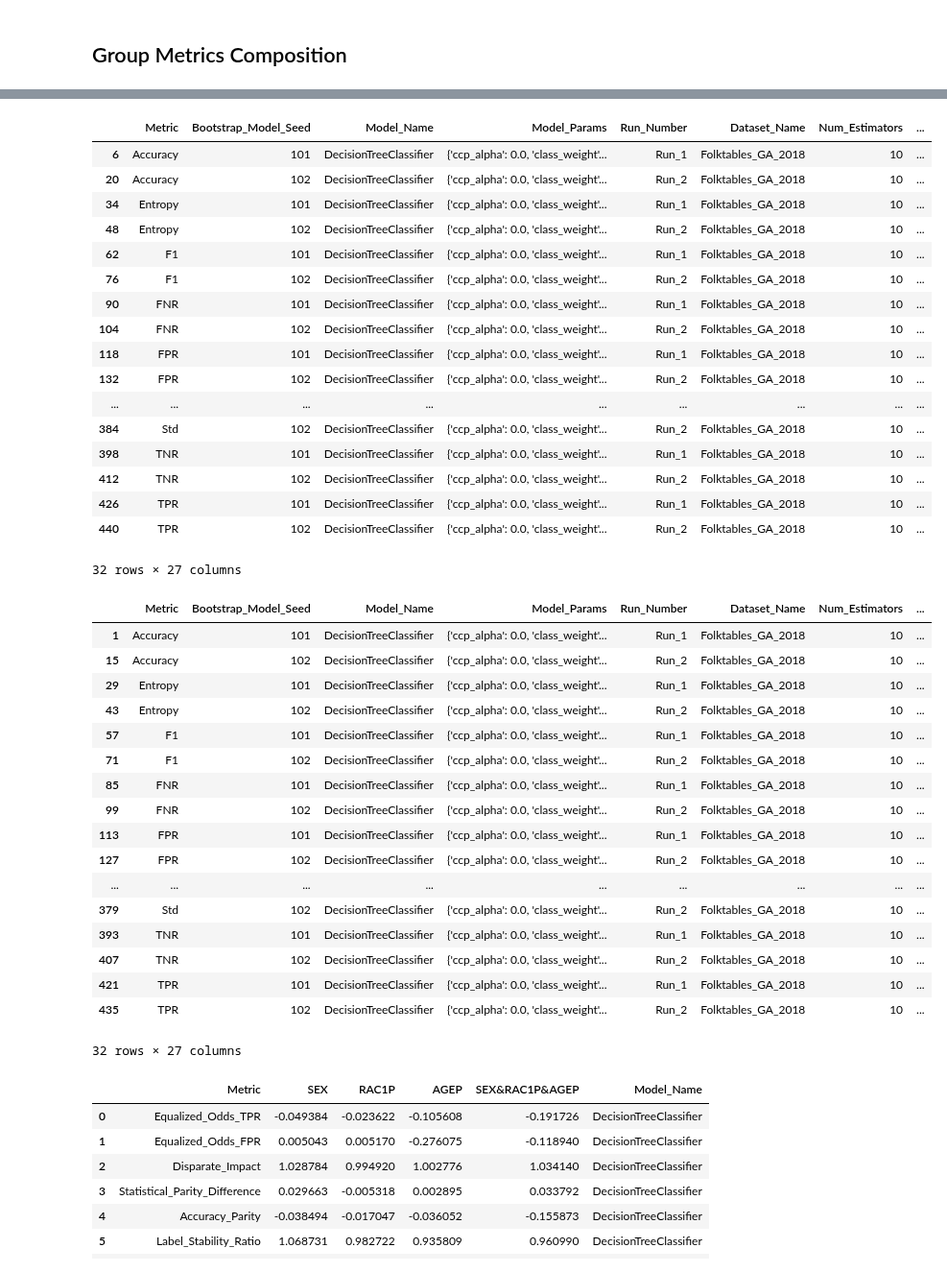
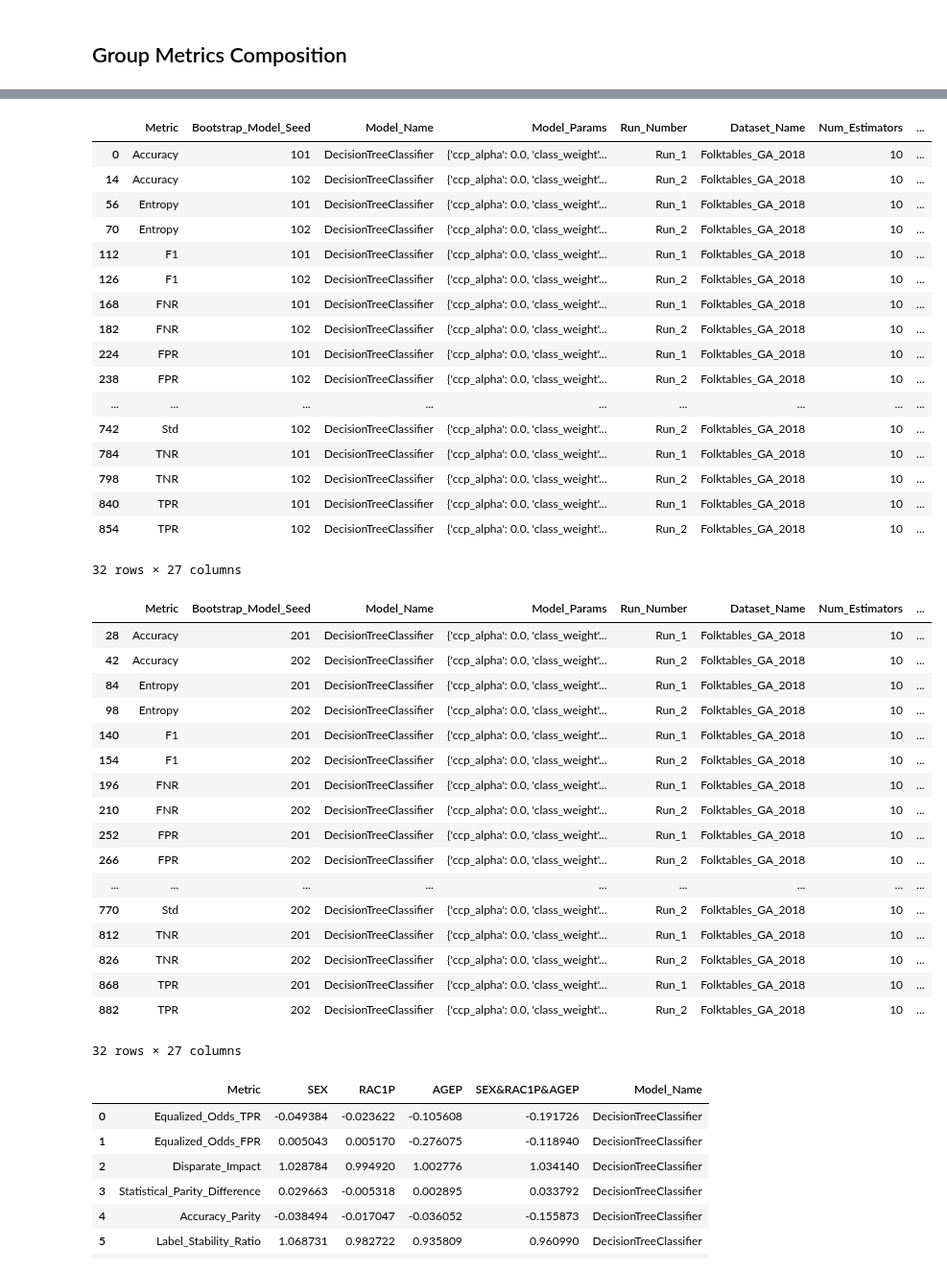
Before and after one commit to FalaahArifKhan/fairness-variance, a Jupyter notebook: notebooks/models_stress_testing/Visualizations_Random_Nulls.ipynb, the cells around one changed output, grey strips where cells are left out. Shown at 96% size. Cells and saved outputs as stored; diff of their text form; code cells hidden in the pictures.

```diff
--- a/notebooks/models_stress_testing/Visualizations_Random_Nulls.ipynb
+++ b/notebooks/models_stress_testing/Visualizations_Random_Nulls.ipynb
@@ -68,46 +68,46 @@ models_metrics_dct[list(models_metrics_dct.keys())[0]].head(20)
 exp_composer = ExperimentsComposer(models_metrics_dct, SENSITIVE_ATTRS)
 exp_subgroup_metrics_dct = exp_composer.create_exp_subgroup_metrics_dct()
 # %%
-exp_subgroup_metrics_dct['DecisionTreeClassifier']['Exp_iter_1'][0.5].head(100)
+exp_subgroup_metrics_dct['DecisionTreeClassifier']['Exp_iter_1'][0.0].head(100)
 # %% [output]
 |  | Metric | Bootstrap_Model_Seed | Model_Name | Model_Params | Run_Number | Dataset_Name | Num_Estimators | ... |
-| 6 | Accuracy | 101 | DecisionTreeClassifier | {'ccp_alpha': 0.0, 'class_weight'... | Run_1 | Folktables_GA_2018 | 10 | ... |
-| 20 | Accuracy | 102 | DecisionTreeClassifier | {'ccp_alpha': 0.0, 'class_weight'... | Run_2 | Folktables_GA_2018 | 10 | ... |
-| 34 | Entropy | 101 | DecisionTreeClassifier | {'ccp_alpha': 0.0, 'class_weight'... | Run_1 | Folktables_GA_2018 | 10 | ... |
-| 48 | Entropy | 102 | DecisionTreeClassifier | {'ccp_alpha': 0.0, 'class_weight'... | Run_2 | Folktables_GA_2018 | 10 | ... |
-| 62 | F1 | 101 | DecisionTreeClassifier | {'ccp_alpha': 0.0, 'class_weight'... | Run_1 | Folktables_GA_2018 | 10 | ... |
-| 76 | F1 | 102 | DecisionTreeClassifier | {'ccp_alpha': 0.0, 'class_weight'... | Run_2 | Folktables_GA_2018 | 10 | ... |
-| 90 | FNR | 101 | DecisionTreeClassifier | {'ccp_alpha': 0.0, 'class_weight'... | Run_1 | Folktables_GA_2018 | 10 | ... |
-| 104 | FNR | 102 | DecisionTreeClassifier | {'ccp_alpha': 0.0, 'class_weight'... | Run_2 | Folktables_GA_2018 | 10 | ... |
-| 118 | FPR | 101 | DecisionTreeClassifier | {'ccp_alpha': 0.0, 'class_weight'... | Run_1 | Folktables_GA_2018 | 10 | ... |
-| 132 | FPR | 102 | DecisionTreeClassifier | {'ccp_alpha': 0.0, 'class_weight'... | Run_2 | Folktables_GA_2018 | 10 | ... |
+| 0 | Accuracy | 101 | DecisionTreeClassifier | {'ccp_alpha': 0.0, 'class_weight'... | Run_1 | Folktables_GA_2018 | 10 | ... |
+| 14 | Accuracy | 102 | DecisionTreeClassifier | {'ccp_alpha': 0.0, 'class_weight'... | Run_2 | Folktables_GA_2018 | 10 | ... |
+| 56 | Entropy | 101 | DecisionTreeClassifier | {'ccp_alpha': 0.0, 'class_weight'... | Run_1 | Folktables_GA_2018 | 10 | ... |
+| 70 | Entropy | 102 | DecisionTreeClassifier | {'ccp_alpha': 0.0, 'class_weight'... | Run_2 | Folktables_GA_2018 | 10 | ... |
+| 112 | F1 | 101 | DecisionTreeClassifier | {'ccp_alpha': 0.0, 'class_weight'... | Run_1 | Folktables_GA_2018 | 10 | ... |
+| 126 | F1 | 102 | DecisionTreeClassifier | {'ccp_alpha': 0.0, 'class_weight'... | Run_2 | Folktables_GA_2018 | 10 | ... |
+| 168 | FNR | 101 | DecisionTreeClassifier | {'ccp_alpha': 0.0, 'class_weight'... | Run_1 | Folktables_GA_2018 | 10 | ... |
+| 182 | FNR | 102 | DecisionTreeClassifier | {'ccp_alpha': 0.0, 'class_weight'... | Run_2 | Folktables_GA_2018 | 10 | ... |
+| 224 | FPR | 101 | DecisionTreeClassifier | {'ccp_alpha': 0.0, 'class_weight'... | Run_1 | Folktables_GA_2018 | 10 | ... |
+| 238 | FPR | 102 | DecisionTreeClassifier | {'ccp_alpha': 0.0, 'class_weight'... | Run_2 | Folktables_GA_2018 | 10 | ... |
 | ... | ... | ... | ... | ... | ... | ... | ... | ... |
-| 384 | Std | 102 | DecisionTreeClassifier | {'ccp_alpha': 0.0, 'class_weight'... | Run_2 | Folktables_GA_2018 | 10 | ... |
-| 398 | TNR | 101 | DecisionTreeClassifier | {'ccp_alpha': 0.0, 'class_weight'... | Run_1 | Folktables_GA_2018 | 10 | ... |
-| 412 | TNR | 102 | DecisionTreeClassifier | {'ccp_alpha': 0.0, 'class_weight'... | Run_2 | Folktables_GA_2018 | 10 | ... |
-| 426 | TPR | 101 | DecisionTreeClassifier | {'ccp_alpha': 0.0, 'class_weight'... | Run_1 | Folktables_GA_2018 | 10 | ... |
-| 440 | TPR | 102 | DecisionTreeClassifier | {'ccp_alpha': 0.0, 'class_weight'... | Run_2 | Folktables_GA_2018 | 10 | ... |
+| 742 | Std | 102 | DecisionTreeClassifier | {'ccp_alpha': 0.0, 'class_weight'... | Run_2 | Folktables_GA_2018 | 10 | ... |
+| 784 | TNR | 101 | DecisionTreeClassifier | {'ccp_alpha': 0.0, 'class_weight'... | Run_1 | Folktables_GA_2018 | 10 | ... |
+| 798 | TNR | 102 | DecisionTreeClassifier | {'ccp_alpha': 0.0, 'class_weight'... | Run_2 | Folktables_GA_2018 | 10 | ... |
+| 840 | TPR | 101 | DecisionTreeClassifier | {'ccp_alpha': 0.0, 'class_weight'... | Run_1 | Folktables_GA_2018 | 10 | ... |
+| 854 | TPR | 102 | DecisionTreeClassifier | {'ccp_alpha': 0.0, 'class_weight'... | Run_2 | Folktables_GA_2018 | 10 | ... |
 32 rows × 27 columns
 # %%
-exp_subgroup_metrics_dct['DecisionTreeClassifier']['Exp_iter_1'][0.05].head(100)
+exp_subgroup_metrics_dct['DecisionTreeClassifier']['Exp_iter_2'][0.0].head(100)
 # %% [output]
 |  | Metric | Bootstrap_Model_Seed | Model_Name | Model_Params | Run_Number | Dataset_Name | Num_Estimators | ... |
-| 1 | Accuracy | 101 | DecisionTreeClassifier | {'ccp_alpha': 0.0, 'class_weight'... | Run_1 | Folktables_GA_2018 | 10 | ... |
-| 15 | Accuracy | 102 | DecisionTreeClassifier | {'ccp_alpha': 0.0, 'class_weight'... | Run_2 | Folktables_GA_2018 | 10 | ... |
-| 29 | Entropy | 101 | DecisionTreeClassifier | {'ccp_alpha': 0.0, 'class_weight'... | Run_1 | Folktables_GA_2018 | 10 | ... |
-| 43 | Entropy | 102 | DecisionTreeClassifier | {'ccp_alpha': 0.0, 'class_weight'... | Run_2 | Folktables_GA_2018 | 10 | ... |
-| 57 | F1 | 101 | DecisionTreeClassifier | {'ccp_alpha': 0.0, 'class_weight'... | Run_1 | Folktables_GA_2018 | 10 | ... |
-| 71 | F1 | 102 | DecisionTreeClassifier | {'ccp_alpha': 0.0, 'class_weight'... | Run_2 | Folktables_GA_2018 | 10 | ... |
-| 85 | FNR | 101 | DecisionTreeClassifier | {'ccp_alpha': 0.0, 'class_weight'... | Run_1 | Folktables_GA_2018 | 10 | ... |
-| 99 | FNR | 102 | DecisionTreeClassifier | {'ccp_alpha': 0.0, 'class_weight'... | Run_2 | Folktables_GA_2018 | 10 | ... |
-| 113 | FPR | 101 | DecisionTreeClassifier | {'ccp_alpha': 0.0, 'class_weight'... | Run_1 | Folktables_GA_2018 | 10 | ... |
-| 127 | FPR | 102 | DecisionTreeClassifier | {'ccp_alpha': 0.0, 'class_weight'... | Run_2 | Folktables_GA_2018 | 10 | ... |
+| 28 | Accuracy | 201 | DecisionTreeClassifier | {'ccp_alpha': 0.0, 'class_weight'... | Run_1 | Folktables_GA_2018 | 10 | ... |
+| 42 | Accuracy | 202 | DecisionTreeClassifier | {'ccp_alpha': 0.0, 'class_weight'... | Run_2 | Folktables_GA_2018 | 10 | ... |
+| 84 | Entropy | 201 | DecisionTreeClassifier | {'ccp_alpha': 0.0, 'class_weight'... | Run_1 | Folktables_GA_2018 | 10 | ... |
+| 98 | Entropy | 202 | DecisionTreeClassifier | {'ccp_alpha': 0.0, 'class_weight'... | Run_2 | Folktables_GA_2018 | 10 | ... |
+| 140 | F1 | 201 | DecisionTreeClassifier | {'ccp_alpha': 0.0, 'class_weight'... | Run_1 | Folktables_GA_2018 | 10 | ... |
+| 154 | F1 | 202 | DecisionTreeClassifier | {'ccp_alpha': 0.0, 'class_weight'... | Run_2 | Folktables_GA_2018 | 10 | ... |
+| 196 | FNR | 201 | DecisionTreeClassifier | {'ccp_alpha': 0.0, 'class_weight'... | Run_1 | Folktables_GA_2018 | 10 | ... |
+| 210 | FNR | 202 | DecisionTreeClassifier | {'ccp_alpha': 0.0, 'class_weight'... | Run_2 | Folktables_GA_2018 | 10 | ... |
+| 252 | FPR | 201 | DecisionTreeClassifier | {'ccp_alpha': 0.0, 'class_weight'... | Run_1 | Folktables_GA_2018 | 10 | ... |
+| 266 | FPR | 202 | DecisionTreeClassifier | {'ccp_alpha': 0.0, 'class_weight'... | Run_2 | Folktables_GA_2018 | 10 | ... |
 | ... | ... | ... | ... | ... | ... | ... | ... | ... |
-| 379 | Std | 102 | DecisionTreeClassifier | {'ccp_alpha': 0.0, 'class_weight'... | Run_2 | Folktables_GA_2018 | 10 | ... |
-| 393 | TNR | 101 | DecisionTreeClassifier | {'ccp_alpha': 0.0, 'class_weight'... | Run_1 | Folktables_GA_2018 | 10 | ... |
-| 407 | TNR | 102 | DecisionTreeClassifier | {'ccp_alpha': 0.0, 'class_weight'... | Run_2 | Folktables_GA_2018 | 10 | ... |
-| 421 | TPR | 101 | DecisionTreeClassifier | {'ccp_alpha': 0.0, 'class_weight'... | Run_1 | Folktables_GA_2018 | 10 | ... |
-| 435 | TPR | 102 | DecisionTreeClassifier | {'ccp_alpha': 0.0, 'class_weight'... | Run_2 | Folktables_GA_2018 | 10 | ... |
+| 770 | Std | 202 | DecisionTreeClassifier | {'ccp_alpha': 0.0, 'class_weight'... | Run_2 | Folktables_GA_2018 | 10 | ... |
+| 812 | TNR | 201 | DecisionTreeClassifier | {'ccp_alpha': 0.0, 'class_weight'... | Run_1 | Folktables_GA_2018 | 10 | ... |
+| 826 | TNR | 202 | DecisionTreeClassifier | {'ccp_alpha': 0.0, 'class_weight'... | Run_2 | Folktables_GA_2018 | 10 | ... |
+| 868 | TPR | 201 | DecisionTreeClassifier | {'ccp_alpha': 0.0, 'class_weight'... | Run_1 | Folktables_GA_2018 | 10 | ... |
+| 882 | TPR | 202 | DecisionTreeClassifier | {'ccp_alpha': 0.0, 'class_weight'... | Run_2 | Folktables_GA_2018 | 10 | ... |
 32 rows × 27 columns
 # %%
 exp_avg_group_metrics_dct = exp_composer.compose_group_metrics(exp_subgroup_metrics_dct)
```
Also changed, not shown: parts of 7 cells of this notebook, 4 other files.
